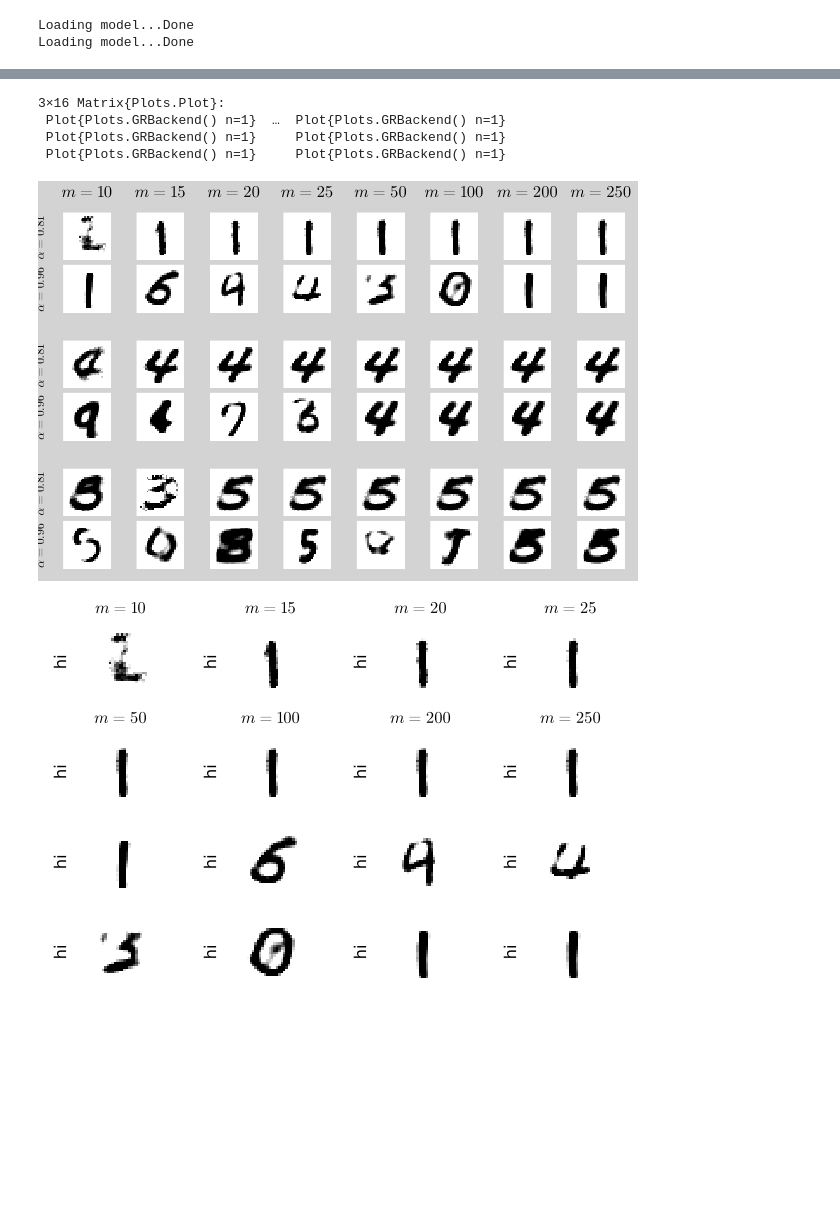
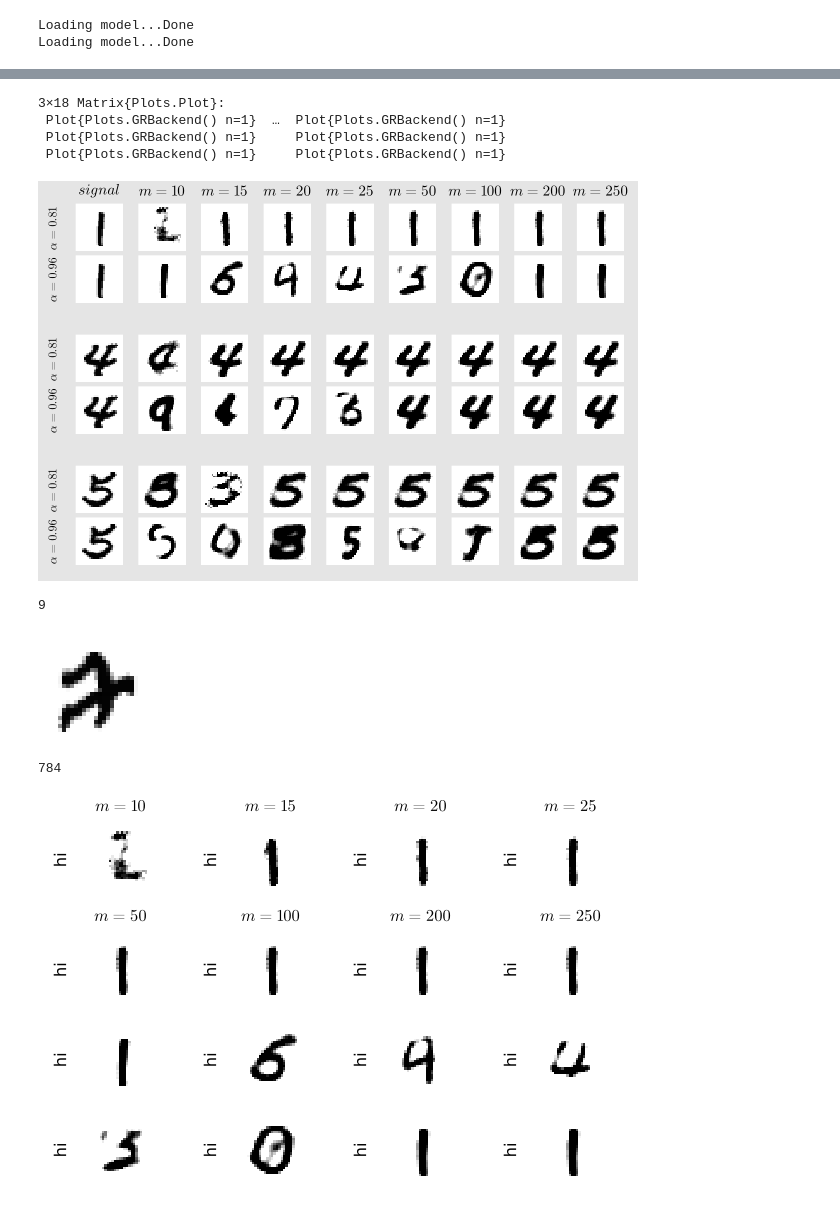
Before and after one commit to babhrujoshi/GNN_Isometries, a Jupyter notebook: MNIST_image_recovery_paper_scott.ipynb, the cells around one changed output, grey strips where cells are left out. Cells and saved outputs as stored; diff of their text form; code cells hidden in the pictures; blank space fills up the shorter version.

Commit message:
Plotting and simulations

```diff
--- a/MNIST_image_recovery_paper_scott.ipynb
+++ b/MNIST_image_recovery_paper_scott.ipynb
@@ -103,7 +101,7 @@ z_est_inco_list = z_est_inco_matrix[num,:,:]
 z_est_co_list = z_est_co_matrix[num,:,:]
 k = 10
 nums = [1,4,5]
-meas = [ 1, 2, 3, 4, 9, 10, 12 ,13]
+meas = [0, 1, 2, 3, 4, 9, 10, 12, 13]
 #num = 1
 plots = Array{Plots.Plot, 3}(undef,length(nums),length(meas),2)
 
@@ -113,17 +111,31 @@ for (i,m) in enumerate(meas), (j,num) in enumerate(nums), k in 1:2
        kwargs = Dict()
        kwargs[:axis] =([], false)
        kwargs[:dpi] = 300
-       #kwargs[:side_margin] = 0mm
-
+       kwargs[:left_margin] = -3mm
+       kwargs[:right_margin] = 0mm
+       kwargs[:bottom_margin] = -3mm
+       #kwargs[:showaxis] = false
+       #kwargs[:framestyle] = :none
        #number of measurements
        if j == 1 && k == 1
-              kwargs[:title] = L"m = %$(m_list[m])"
-              kwargs[:titlefontsize] = 11
+              if i==1
+                     kwargs[:title] = L"signal"
+                     kwargs[:titlefontsize] = 10
+              else
+                     kwargs[:title] = L"m = %$(m_list[m])"
+                     kwargs[:titlefontsize] = 10
+                     kwargs[:titlefontvalign] = :bottom
+              end
+       end
+
+       if j == length(nums) && k == 2
+              kwargs[:bottom_margin] = 2mm
        end
 
        #coherence label
        if i == 1
               kwargs[:guidefontsize] = 8
+              kwargs[:left_margin] = 3mm
               if k == 1
                      kwargs[:ylabel] = L"\alpha = 0.81"
               else
@@ -132,17 +144,22 @@ for (i,m) in enumerate(meas), (j,num) in enumerate(nums), k in 1:2
        end
 
        #margin
-       if k == 1
-              kwargs[:top_margin] = 2mm
+       if k == 1 && j > 1
+              kwargs[:top_margin] = 7mm
        else
-              kwargs[:top_margin] = -4mm
+              kwargs[:top_margin] = 0mm
        end
+       #kwargs[:framestyle] = :none
+       #plot
+       if i == 1
+              plots[j, i, k] = plot(colorview(Gray, reshape(x_true_list[num,:], 28,28)' ); kwargs...)
+       else
 
-       #plot
-       if k == 1
-              plots[j, i, k] = plot(colorview(Gray, reshape(G_inco(z_est_inco_matrix[num,:, m]), 28,28)' ); kwargs...)
-       else
-              plots[j, i, k] = plot(colorview(Gray, reshape(G_co(z_est_co_matrix[num,:, m]), 28,28)' ); kwargs...)
+              if k == 1
+                     plots[j, i, k] = plot(colorview(Gray, reshape(G_inco(z_est_inco_matrix[num,:, m]), 28,28)' ); kwargs...)
+              else
+                     plots[j, i, k] = plot(colorview(Gray, reshape(G_co(z_est_co_matrix[num,:, m]), 28,28)' ); kwargs...)
+              end
        end
 
        # if j == 1
@@ -188,12 +205,24 @@ plots = reshape(plots, length(nums), length(meas)*2)
 
        #savefig(plot1, "figures/Image_recov_1.pdf")
 # %% [output]
-3×16 Matrix{Plots.Plot}:
+3×18 Matrix{Plots.Plot}:
  Plot{Plots.GRBackend() n=1}  …  Plot{Plots.GRBackend() n=1}
  Plot{Plots.GRBackend() n=1}     Plot{Plots.GRBackend() n=1}
  Plot{Plots.GRBackend() n=1}     Plot{Plots.GRBackend() n=1}
 # %%
-plot(plots[1,:]..., plots[2,:]..., plots[3,:]..., layout = @layout([grid(2, length(meas)) ; grid(2, length(meas)) ; grid(2, length(meas))]), background_color=:lightgrey)
+plot_save = plot(plots[1,:]..., plots[2,:]..., plots[3,:]..., layout = @layout([grid(2, length(meas)) ; grid(2, length(meas)) ; grid(2, length(meas))]), background_color=:grey90)
 # %% [output]
-[figure, old version]
+[figure, new version]
+# %%
+length(meas)
+# %% [output]
+9
+# %%
+colorview(Gray, reshape(x_true, 28,28))
+# %% [output]
+[figure, added]
+# %%
+length(x_true)
+# %% [output]
+784
 # %%
```
Also changed, not shown: parts of 3 cells of this notebook, 5 other files.
